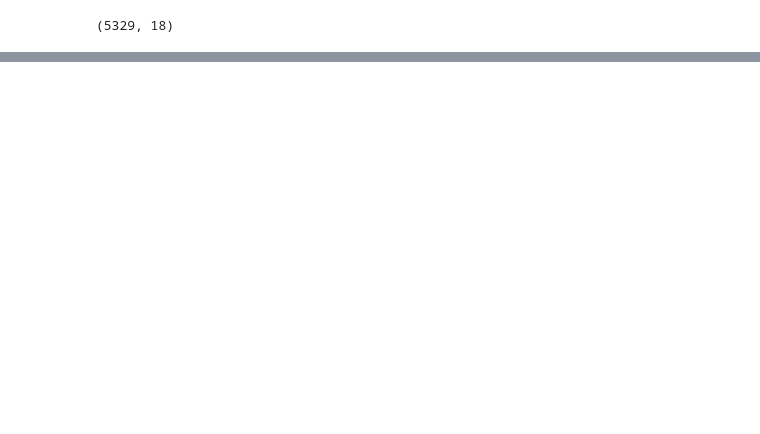
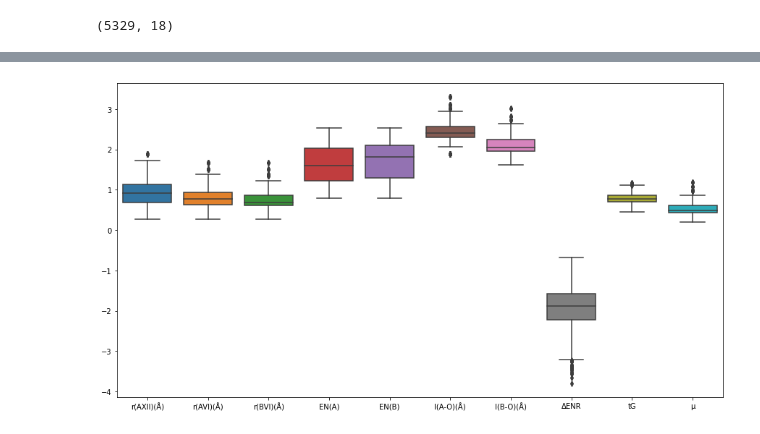
Before and after one commit to AGrantHewitt/Classification-Modeling, a Jupyter notebook: BioChemistry_Classifications.ipynb, the cells around one changed output, grey strips where cells are left out. Drawn from its saved outputs; the diff is of its cells as text; code cells hidden in the pictures; blank space fills up the shorter version.

```diff
--- a/BioChemistry_Classifications.ipynb
+++ b/BioChemistry_Classifications.ipynb
@@ -88,0 +131,5 @@ d_f.shape #65188
+# %%
+plt.figure(figsize=(15,8))
+sns.boxplot(data = df );
+# %% [output]
+[figure, added]
```
Also changed, not shown: parts of 19 cells of this notebook.
